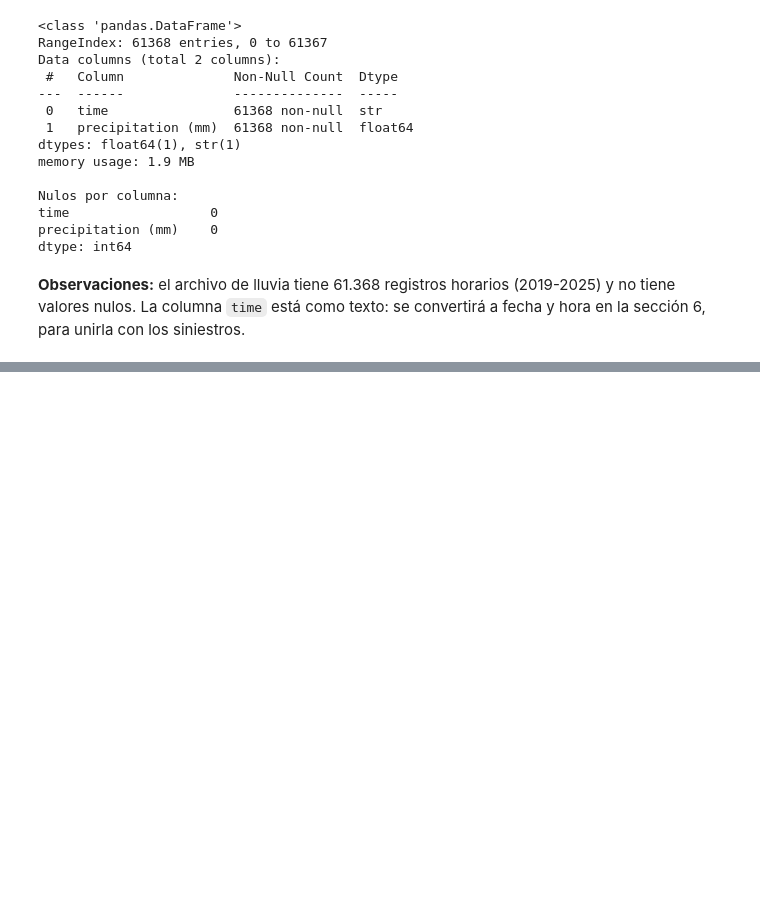
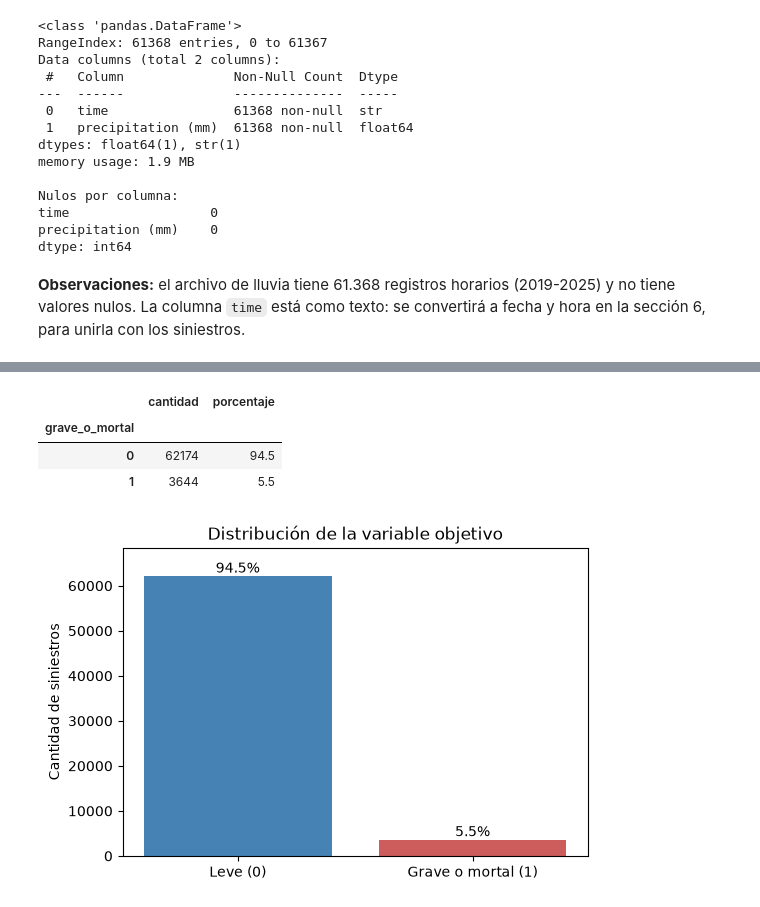
Before and after one commit to juanpablomonllor/prediccion_gravedad_siniestros_viales_caba, a Jupyter notebook: notebooks/1.0-jpm-eda-preprocesamiento.ipynb, the cells around one changed output, grey strips where cells are left out. Drawn from its saved outputs; the diff is of its cells as text; code cells hidden in the pictures; blank space fills up the shorter version.

Commit message:
Notebook: variable objetivo, unificación de formatos y exploración de predictoras

```diff
--- a/notebooks/1.0-jpm-eda-preprocesamiento.ipynb
+++ b/notebooks/1.0-jpm-eda-preprocesamiento.ipynb
@@ -139,0 +194,41 @@ dtype: int64
+# %%
+# Creo la variable objetivo binaria que va a predecir el modelo:
+#   0 = leve
+#   1 = grave o mortal
+# Agrupo GRAVE y MORTAL porque los mortales son muy pocos (1%) para que el modelo
+# aprenda a distinguirlos, y porque para priorizar recursos ambos requieren la misma respuesta.
+siniestros["grave_o_mortal"] = siniestros["gravedad_siniestro"].isin(["GRAVE", "MORTAL"]).astype(int)
+
+# Verifico cuántos casos quedaron en cada clase
+conteo_binaria = pd.DataFrame({
+    "cantidad": siniestros["grave_o_mortal"].value_counts(),
+    "porcentaje": (siniestros["grave_o_mortal"].value_counts(normalize=True) * 100).round(1)
+})
+conteo_binaria
+# %% [output]
+|  | cantidad | porcentaje |
+| grave_o_mortal |  |  |
+| 0 | 62174 | 94.5 |
+| 1 | 3644 | 5.5 |
+# %%
+# Gráfico de barras de la variable objetivo para ver el desbalance entre clases.
+# Uso las cantidades de la tabla anterior (conteo_binaria).
+etiquetas = ["Leve (0)", "Grave o mortal (1)"]
+cantidades = [conteo_binaria.loc[0, "cantidad"], conteo_binaria.loc[1, "cantidad"]]
+
+plt.figure(figsize=(6, 4))
+barras = plt.bar(etiquetas, cantidades, color=["steelblue", "indianred"])
+
+# Escribo el porcentaje arriba de cada barra
+for barra, porcentaje in zip(barras, [conteo_binaria.loc[0, "porcentaje"], conteo_binaria.loc[1, "porcentaje"]]):
+    plt.text(barra.get_x() + barra.get_width() / 2, barra.get_height(),
+             f"{porcentaje}%", ha="center", va="bottom")
+
+# Dejo un 10% de espacio arriba para que el porcentaje no quede pegado al borde
+plt.ylim(0, max(cantidades) * 1.1)
+
+plt.title("Distribución de la variable objetivo")
+plt.ylabel("Cantidad de siniestros")
+plt.show()
+# %% [output]
+[figure, added]
```
Also changed, not shown: parts of 21 cells of this notebook, 19 other files.
